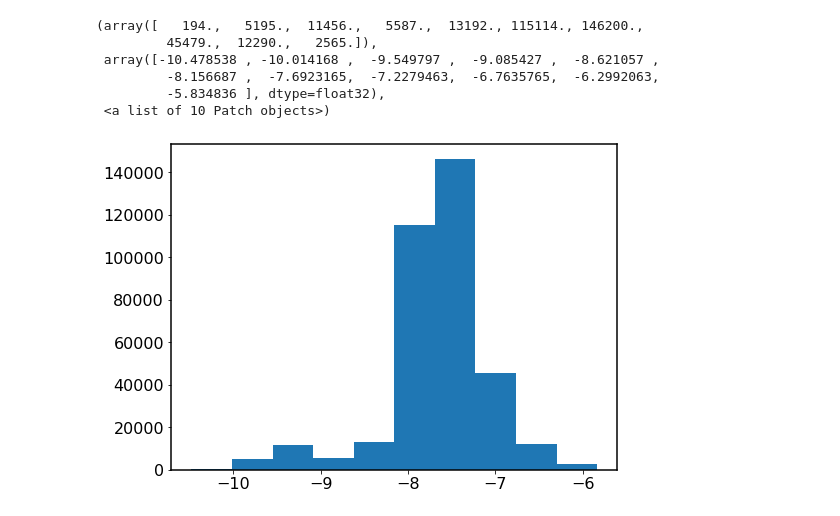
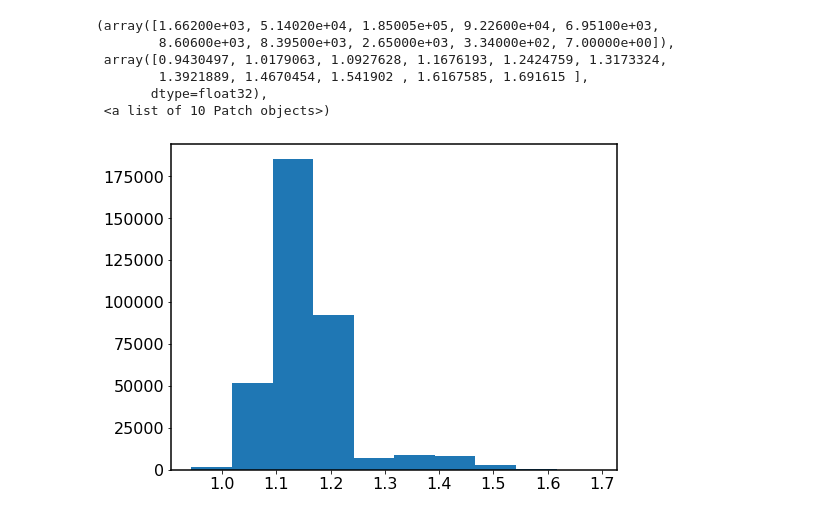
Before and after one commit to kokron/skyLine, a Jupyter notebook: notebooks/TdustPerGalaxyCompute-WIP.ipynb, the cells around one changed output. Saved outputs shown, nothing was run; the diff lists cells and outputs as text; code cells hidden in the pictures.

```diff
--- a/notebooks/TdustPerGalaxyCompute-WIP.ipynb
+++ b/notebooks/TdustPerGalaxyCompute-WIP.ipynb
@@ -234,7 +237,7 @@ def analytic_msssfr(Mstar, z=3):
 
     logmstar = np.log10(Mstar)
 
-    log10ssfr = (-0.16 - 0.026*tc) * (logmstar + 0.025) - (6.51 - 0.11*tc) + 9
+    log10ssfr = (-0.16 - 0.026*tc) * (logmstar + 0.025) - (6.51 - 0.11*tc)
 
     return log10ssfr
 # %%
@@ -252,6 +255,11 @@ xbins = np.linspace(8, 12, 50)
 ybins = np.linspace(-13, -6, 50)
 from matplotlib.colors import LogNorm
 
-plt.hist2d(np.log10(LC_CO.halo_catalog_all['SM_HALO']+1e-12),  y=np.log10(LC_CO.halo_catalog_all['SFR_HALO']/LC_CO.halo_catalog_all['SM_HALO']),
+ssfr = np.log10(LC_CO.halo_catalog_all['SFR_HALO']/LC_CO.halo_catalog_all['SM_HALO'])
+
+plt.hist2d(np.log10(LC_CO.halo_catalog_all['SM_HALO']+1e-12),  y=ssfr,
           bins = [xbins,ybins], norm=LogNorm());
+
+plt.plot(xbins, analytic_msssfr(10**xbins), color='r', label='MS SFR')
+plt.legend()
 # %% [output]
@@ -271,13 +268,13 @@ plt.yscale('log')
 # %%
-plt.hist(np.log10(mdust/LC_CO.halo_catalog_all['SM_HALO']))
+plt.hist(ssfr / analytic_msssfr(LC_CO.halo_catalog_all['SM_HALO']))
 # %% [output]
-(array([   194.,   5195.,  11456.,   5587.,  13192., 115114., 146200.,
-         45479.,  12290.,   2565.]),
- array([-10.478538 , -10.014168 ,  -9.549797 ,  -9.085427 ,  -8.621057 ,
-         -8.156687 ,  -7.6923165,  -7.2279463,  -6.7635765,  -6.2992063,
-         -5.834836 ], dtype=float32),
+(array([1.66200e+03, 5.14020e+04, 1.85005e+05, 9.22600e+04, 6.95100e+03,
+        8.60600e+03, 8.39500e+03, 2.65000e+03, 3.34000e+02, 7.00000e+00]),
+ array([0.9430497, 1.0179063, 1.0927628, 1.1676193, 1.2424759, 1.3173324,
+        1.3921889, 1.4670454, 1.541902 , 1.6167585, 1.691615 ],
+       dtype=float32),
  <a list of 10 Patch objects>)
-[figure, old version]
+[figure, new version]
 # %%
 zeta_d = 1.25
 A = zeta_d * 125
```
Also changed, not shown: parts of 7 cells of this notebook.
